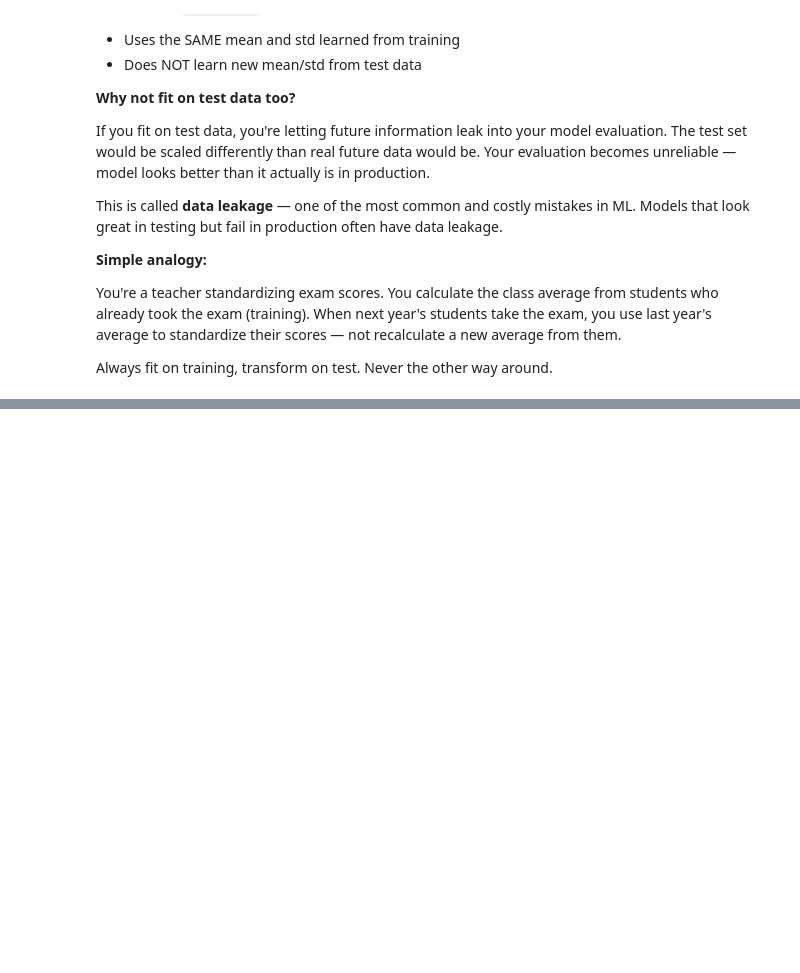
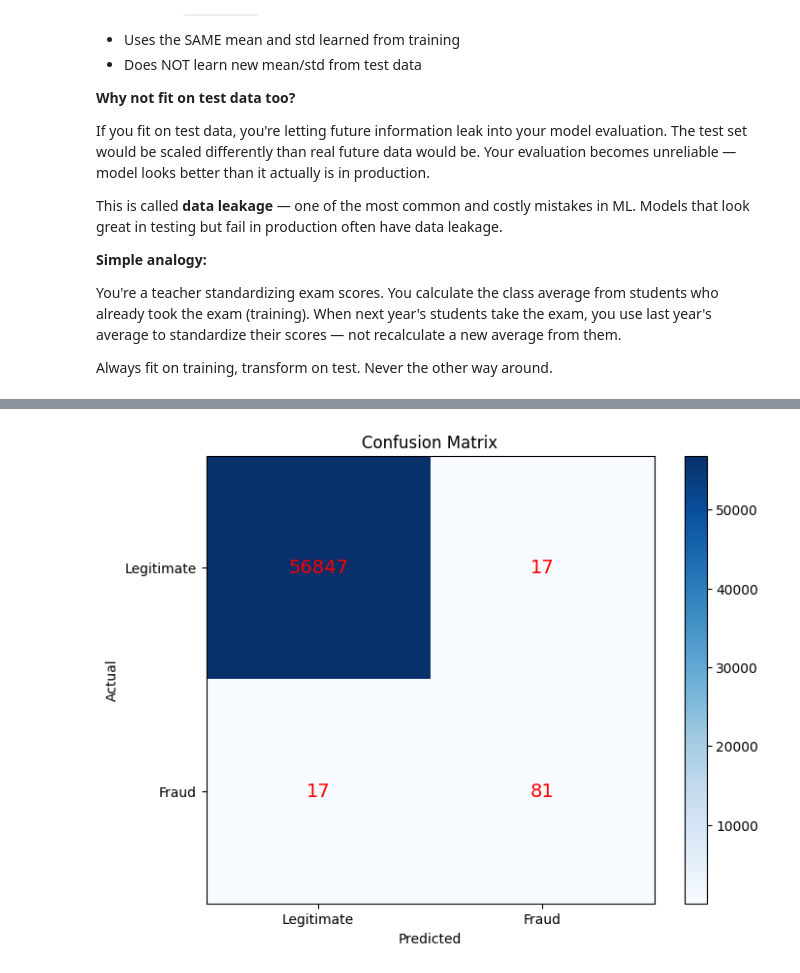
Before and after one commit to LokeswarMaddika/detoml, a Jupyter notebook: week-03-classical-ml/fraud-detection/fraud_detection.ipynb, the cells around one changed output, grey strips where cells are left out. Cells and saved outputs as stored; diff of their text form; code cells hidden in the pictures; blank space fills up the shorter version.

```diff
--- a/week-03-classical-ml/fraud-detection/fraud_detection.ipynb
+++ b/week-03-classical-ml/fraud-detection/fraud_detection.ipynb
@@ -200,0 +446,10 @@ Always fit on training, transform on test. Never the other way around.
+# %%
+from sklearn.ensemble import RandomForestClassifier
+from sklearn.metrics import classification_report, confusion_matrix, roc_auc_score
+
+# Train Random Forest
+rf_model = RandomForestClassifier(n_estimators=100, random_state=42, n_jobs=-1)
+rf_model.fit(X_train_scaled, y_train_balanced)
+
+print("Model trained successfully")
+print(f"Number of trees: {rf_model.n_estimators}")
@@ -200,0 +492,9 @@ Always fit on training, transform on test. Never the other way around.
+# %%
+# Make predictions
+y_pred = rf_model.predict(X_test_scaled)
+y_pred_prob = rf_model.predict_proba(X_test_scaled)[:, 1]
+
+# Evaluation metrics
+print("Classification Report:")
+print(classification_report(y_test, y_pred))
+print(f"ROC-AUC Score: {roc_auc_score(y_test, y_pred_prob):.4f}")
@@ -200,0 +534,20 @@ Always fit on training, transform on test. Never the other way around.
+# %%
+cm = confusion_matrix(y_test, y_pred)
+
+plt.figure(figsize=(8, 6))
+plt.imshow(cm, interpolation='nearest', cmap=plt.cm.Blues)
+plt.title('Confusion Matrix')
+plt.colorbar()
+plt.xticks([0, 1], ['Legitimate', 'Fraud'])
+plt.yticks([0, 1], ['Legitimate', 'Fraud'])
+
+for i in range(2):
+    for j in range(2):
+        plt.text(j, i, cm[i, j], ha='center', va='center',
+                color='red', fontsize=14)
+
+plt.xlabel('Predicted')
+plt.ylabel('Actual')
+plt.show()
+# %% [output]
+[figure, added]
```
Also changed, not shown: parts of 32 cells of this notebook, 4 other files.
